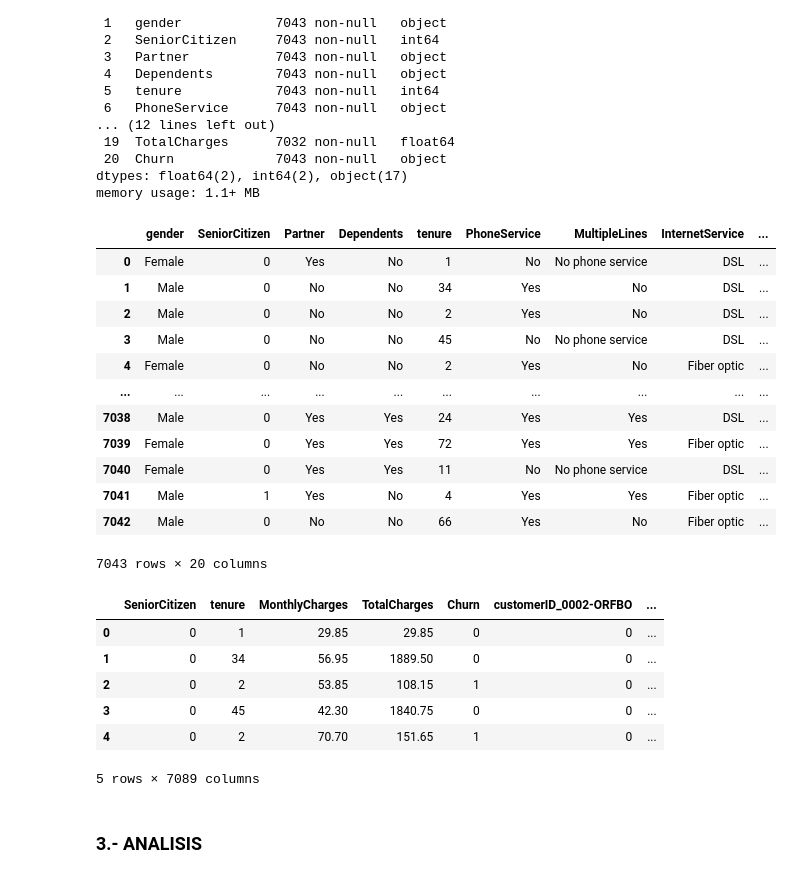
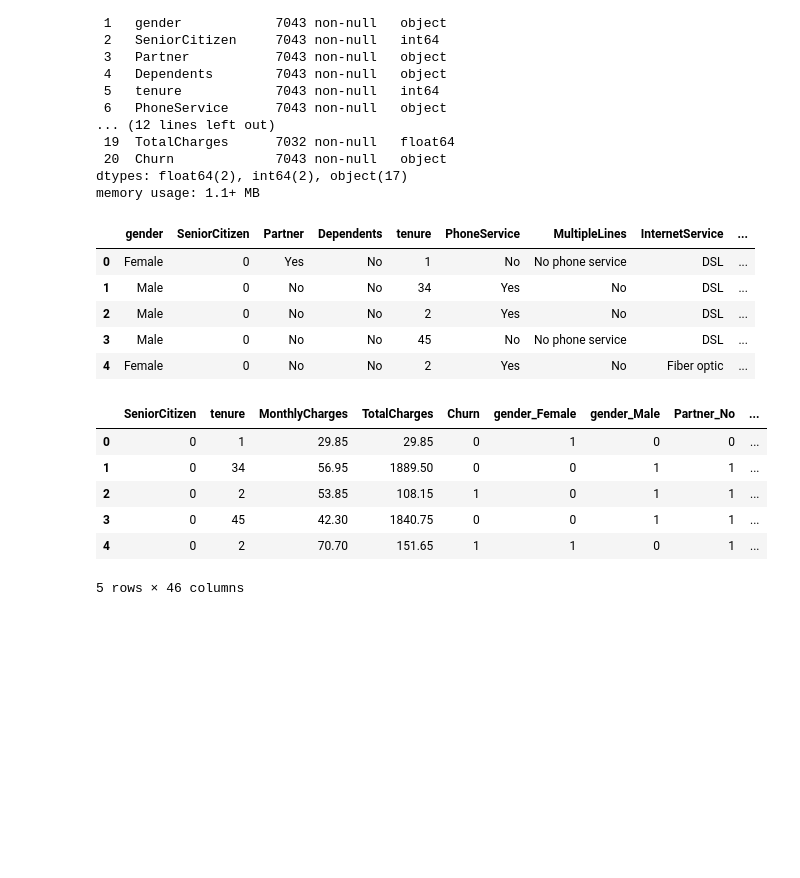
Before and after one commit to DsRaul/Churn_Telecom, a Jupyter notebook: telco_customer_churn.ipynb, the cells around one changed output. Cells and saved outputs as stored; diff of their text form; code cells hidden in the pictures; blank space fills up the shorter version.

```diff
--- a/telco_customer_churn.ipynb
+++ b/telco_customer_churn.ipynb
@@ -163,37 +154,29 @@ Data columns (total 21 columns):
 dtypes: float64(2), int64(2), object(17)
 memory usage: 1.1+ MB
 # %%
-data.drop(['customerID'], axis=1)
+data_1 = data.drop(['customerID'], axis=1)
+data_1.head()
 # %% [output]
 |  | gender | SeniorCitizen | Partner | Dependents | tenure | PhoneService | MultipleLines | InternetService | ... |
 | 0 | Female | 0 | Yes | No | 1 | No | No phone service | DSL | ... |
 | 1 | Male | 0 | No | No | 34 | Yes | No | DSL | ... |
 | 2 | Male | 0 | No | No | 2 | Yes | No | DSL | ... |
 | 3 | Male | 0 | No | No | 45 | No | No phone service | DSL | ... |
 | 4 | Female | 0 | No | No | 2 | Yes | No | Fiber optic | ... |
-| ... | ... | ... | ... | ... | ... | ... | ... | ... | ... |
-| 7038 | Male | 0 | Yes | Yes | 24 | Yes | Yes | DSL | ... |
-| 7039 | Female | 0 | Yes | Yes | 72 | Yes | Yes | Fiber optic | ... |
-| 7040 | Female | 0 | Yes | Yes | 11 | No | No phone service | DSL | ... |
-| 7041 | Male | 1 | Yes | No | 4 | Yes | Yes | Fiber optic | ... |
-| 7042 | Male | 0 | No | No | 66 | Yes | No | Fiber optic | ... |
-7043 rows × 20 columns
 # %%
-data['Churn'].replace(to_replace='Yes', value=1, inplace=True)
-data['Churn'].replace(to_replace='No',  value=0, inplace=True)
+data_1['Churn'].replace(to_replace='Yes', value=1, inplace=True)
+data_1['Churn'].replace(to_replace='No',  value=0, inplace=True)
 
 #Let's convert all the categorical variables into dummy variables
-df = pd.get_dummies(data)
+df = pd.get_dummies(data_1)
 df.head()
 # %% [output]
-|  | SeniorCitizen | tenure | MonthlyCharges | TotalCharges | Churn | customerID_0002-ORFBO | ... |
-| 0 | 0 | 1 | 29.85 | 29.85 | 0 | 0 | ... |
-| 1 | 0 | 34 | 56.95 | 1889.50 | 0 | 0 | ... |
-| 2 | 0 | 2 | 53.85 | 108.15 | 1 | 0 | ... |
-| 3 | 0 | 45 | 42.30 | 1840.75 | 0 | 0 | ... |
-| 4 | 0 | 2 | 70.70 | 151.65 | 1 | 0 | ... |
+|  | SeniorCitizen | tenure | MonthlyCharges | TotalCharges | Churn | gender_Female | gender_Male | Partner_No | ... |
+| 0 | 0 | 1 | 29.85 | 29.85 | 0 | 1 | 0 | 0 | ... |
+| 1 | 0 | 34 | 56.95 | 1889.50 | 0 | 0 | 1 | 1 | ... |
+| 2 | 0 | 2 | 53.85 | 108.15 | 1 | 0 | 1 | 1 | ... |
+| 3 | 0 | 45 | 42.30 | 1840.75 | 0 | 0 | 1 | 1 | ... |
+| 4 | 0 | 2 | 70.70 | 151.65 | 1 | 1 | 0 | 1 | ... |
-5 rows × 7089 columns
+5 rows × 46 columns
-# %% [markdown]
-### 3.- ANALISIS
 # %%
 df.corr()['Churn'].sort_values(ascending = False)
```
Also changed, not shown: parts of 20 cells of this notebook.
